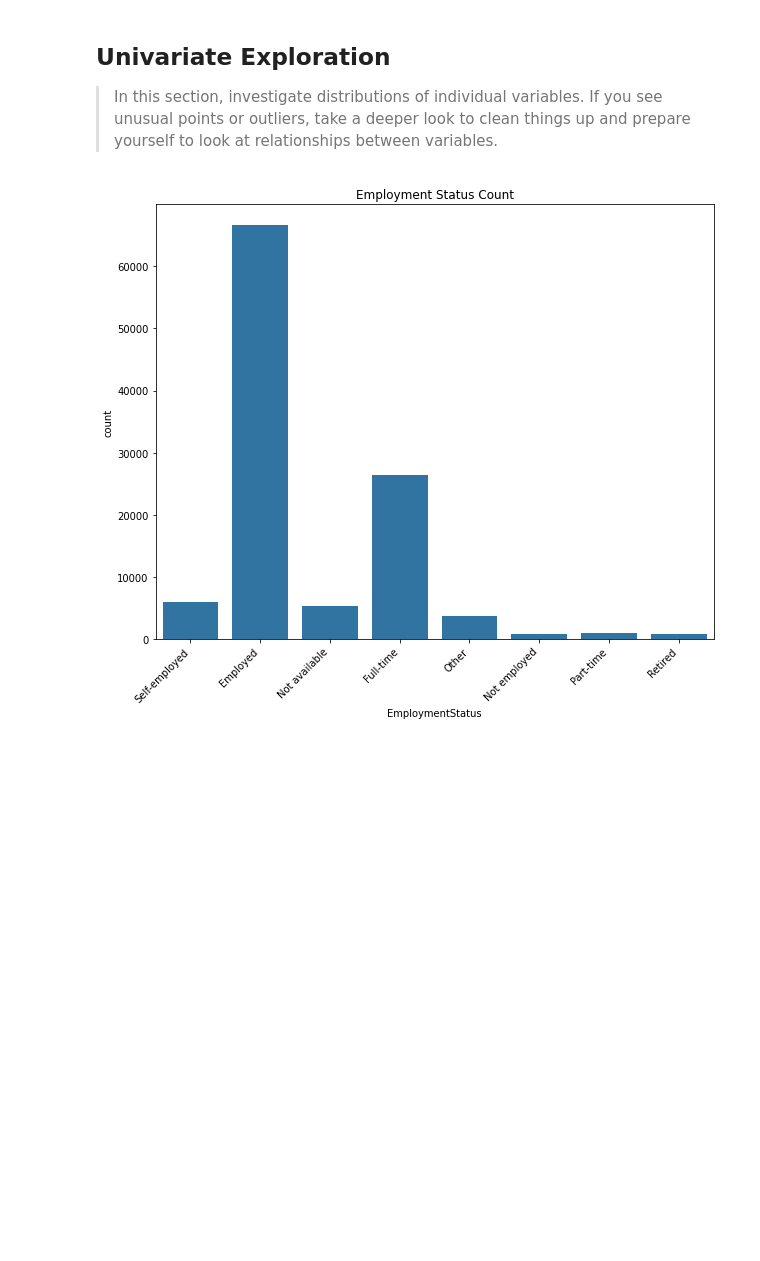
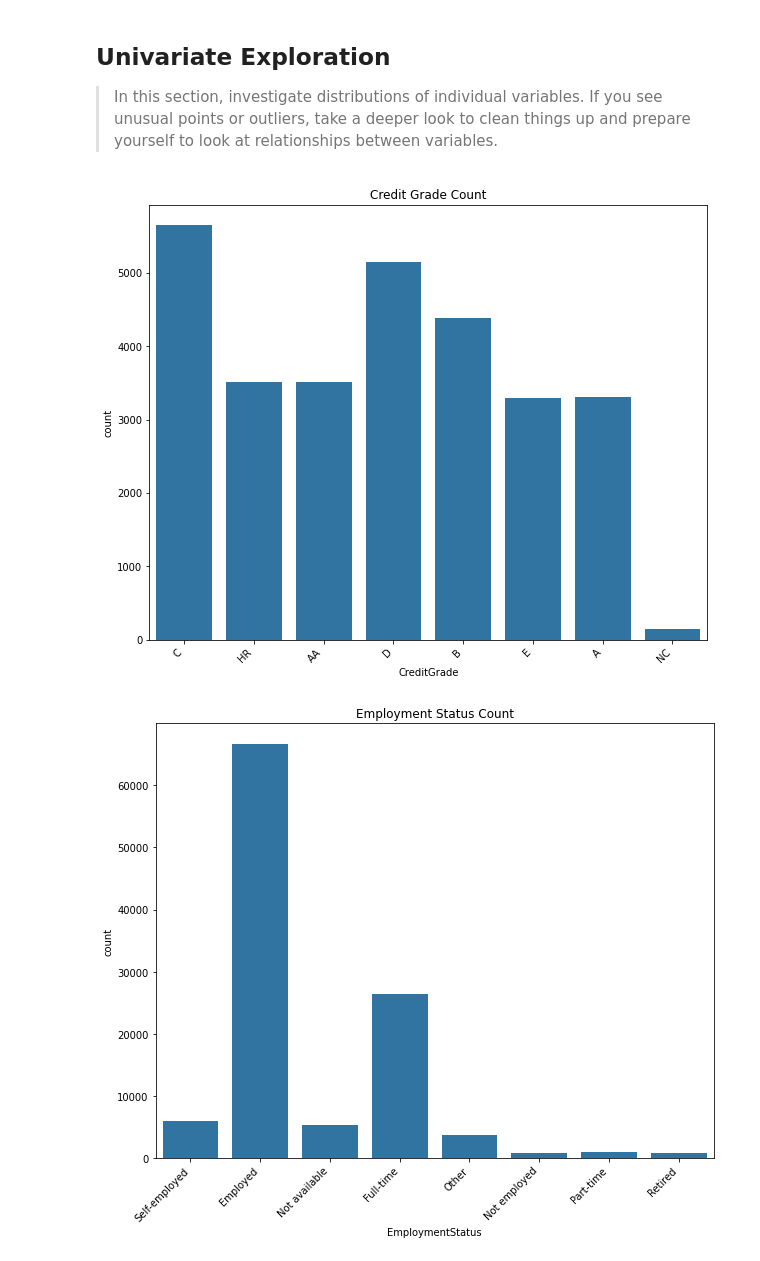
Before and after one commit to alf808/preposterous-octopus, a Jupyter notebook: exploratory_loan_data.ipynb, the cells around one changed output. Drawn from its saved outputs; the diff is of its cells as text; code cells hidden in the pictures; blank space fills up the shorter version.

```diff
--- a/exploratory_loan_data.ipynb
+++ b/exploratory_loan_data.ipynb
@@ -532,6 +527,13 @@ and prepare yourself to look at relationships between variables.
 # %%
 # set a base color palette
 pleasant = sb.color_palette()[0]
+# %%
+plt.figure(figsize=(10,8))
+sb.countplot(data = df, x='CreditGrade', color=pleasant)
+plt.xticks(rotation=45, horizontalalignment='right')
+plt.title('Credit Grade Count');
+# %% [output]
+[figure, added]
 # %%
 #fig, ax = plt.subplots(figsize=(10,8))
 #df.EmploymentStatus.plot(kind='bar', ax=ax)
```
Also changed, not shown: parts of 61 cells of this notebook.
